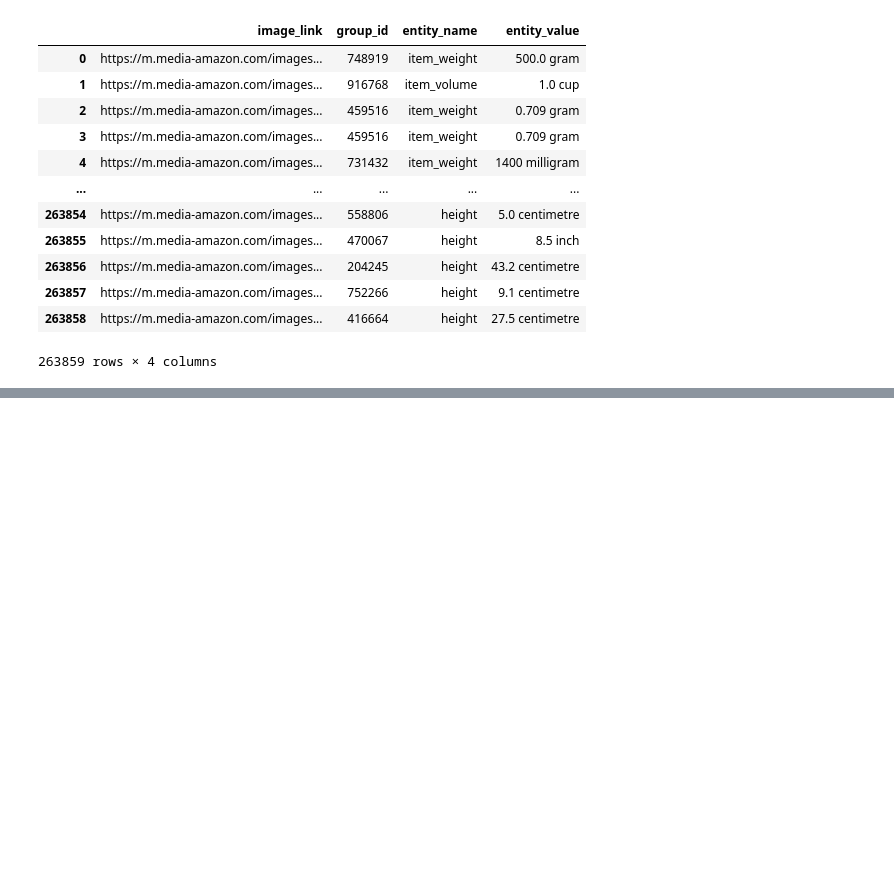
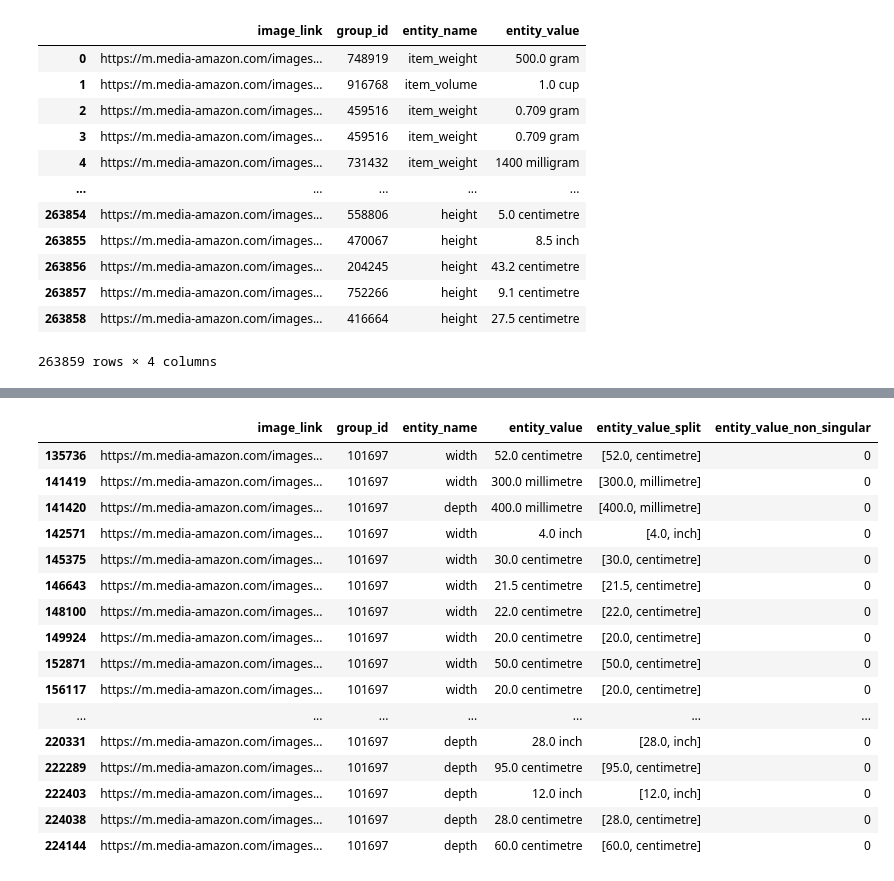
Before and after one commit to Dhyanesh-Panchal/amazon_ml_2024_deepinsight, a Jupyter notebook: solution/Data_prep.ipynb, the cells around one changed output, grey strips where cells are left out. Drawn from its saved outputs; the diff is of its cells as text; code cells hidden in the pictures; blank space fills up the shorter version.

```diff
--- a/solution/Data_prep.ipynb
+++ b/solution/Data_prep.ipynb
@@ -18,3 +18,7 @@ df
 | 263857 | https://m.media-amazon.com/images... | 752266 | height | 9.1 centimetre |
 | 263858 | https://m.media-amazon.com/images... | 416664 | height | 27.5 centimetre |
 263859 rows × 4 columns
+# %%
+df["entity_value_split"] = df["entity_value"].apply(lambda x:x.split(" "))
+# %%
+df["entity_value_non_singular"] =  df["entity_value_split"].apply(lambda x:1 if len(x)>2 else 0)
@@ -20,0 +59,20 @@ df
+# %%
+df[df["group_id"]==101697]
+# %% [output]
+|  | image_link | group_id | entity_name | entity_value | entity_value_split | entity_value_non_singular |
+| 135736 | https://m.media-amazon.com/images... | 101697 | width | 52.0 centimetre | [52.0, centimetre] | 0 |
+| 141419 | https://m.media-amazon.com/images... | 101697 | width | 300.0 millimetre | [300.0, millimetre] | 0 |
+| 141420 | https://m.media-amazon.com/images... | 101697 | depth | 400.0 millimetre | [400.0, millimetre] | 0 |
+| 142571 | https://m.media-amazon.com/images... | 101697 | width | 4.0 inch | [4.0, inch] | 0 |
+| 145375 | https://m.media-amazon.com/images... | 101697 | width | 30.0 centimetre | [30.0, centimetre] | 0 |
+| 146643 | https://m.media-amazon.com/images... | 101697 | width | 21.5 centimetre | [21.5, centimetre] | 0 |
+| 148100 | https://m.media-amazon.com/images... | 101697 | width | 22.0 centimetre | [22.0, centimetre] | 0 |
+| 149924 | https://m.media-amazon.com/images... | 101697 | width | 20.0 centimetre | [20.0, centimetre] | 0 |
+| 152871 | https://m.media-amazon.com/images... | 101697 | width | 50.0 centimetre | [50.0, centimetre] | 0 |
+| 156117 | https://m.media-amazon.com/images... | 101697 | width | 20.0 centimetre | [20.0, centimetre] | 0 |
+| ... | ... | ... | ... | ... | ... | ... |
+| 220331 | https://m.media-amazon.com/images... | 101697 | depth | 28.0 inch | [28.0, inch] | 0 |
+| 222289 | https://m.media-amazon.com/images... | 101697 | depth | 95.0 centimetre | [95.0, centimetre] | 0 |
+| 222403 | https://m.media-amazon.com/images... | 101697 | depth | 12.0 inch | [12.0, inch] | 0 |
+| 224038 | https://m.media-amazon.com/images... | 101697 | depth | 28.0 centimetre | [28.0, centimetre] | 0 |
+| 224144 | https://m.media-amazon.com/images... | 101697 | depth | 60.0 centimetre | [60.0, centimetre] | 0 |
```
Also changed, not shown: parts of 3 cells of this notebook.
